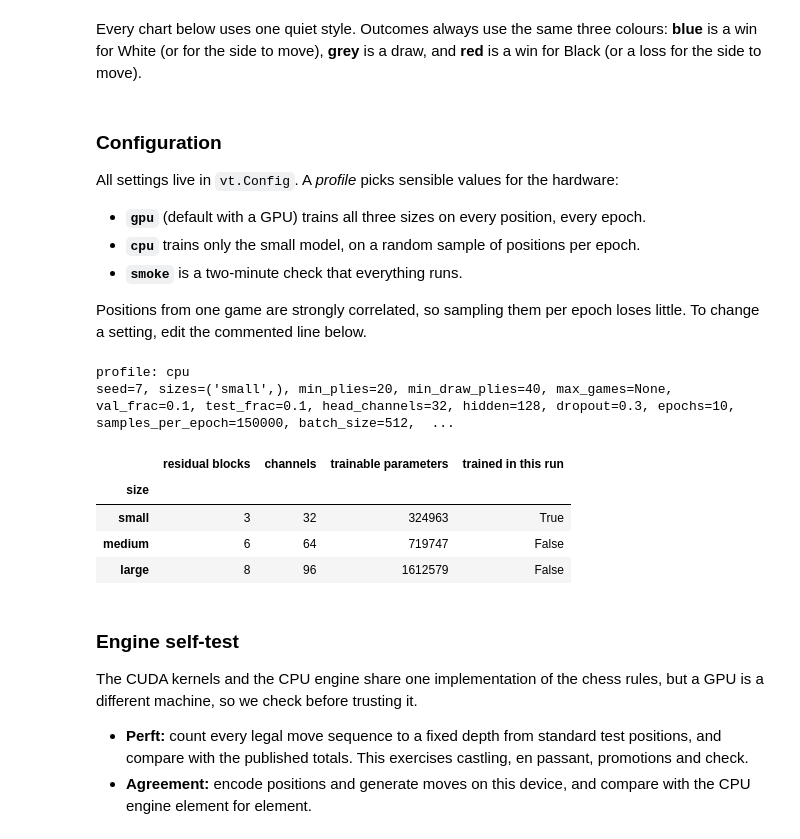
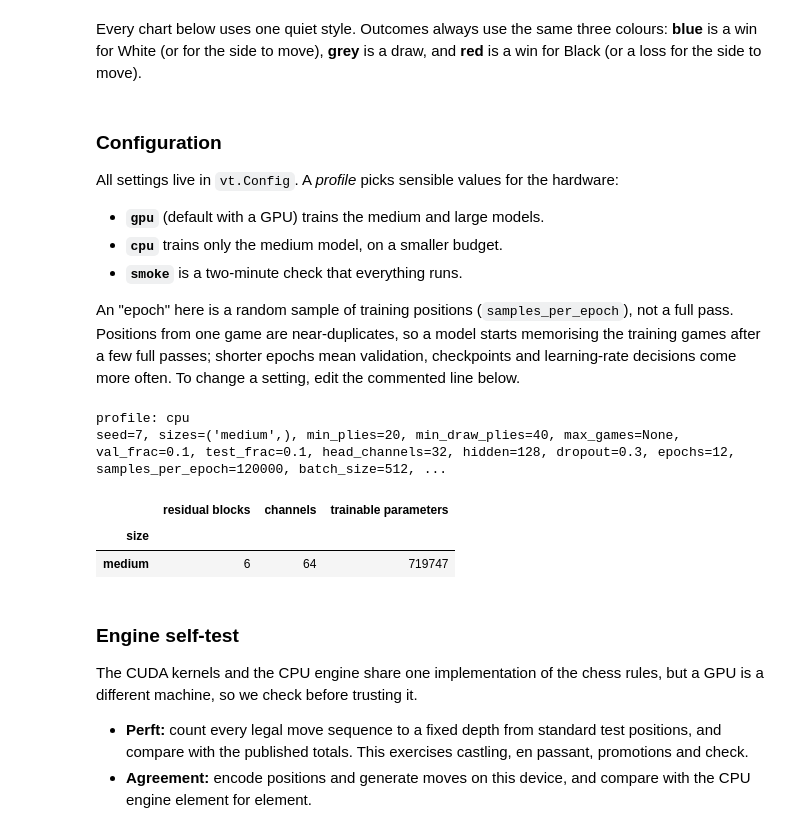
Before and after one commit to ziggityzaggity/Chess, a Jupyter notebook: ai/chess_value_network.ipynb, the cells around one changed output. Cells and saved outputs as stored; diff of their text form; code cells hidden in the pictures.

```diff
--- a/ai/chess_value_network.ipynb
+++ b/ai/chess_value_network.ipynb
@@ -164,33 +163,34 @@ def bar_labels(ax, bars, fmt="{:.0f}", inside=False):
 All settings live in `vt.Config`. A *profile* picks sensible values for the
 hardware:
 
-* **`gpu`** (default with a GPU) trains all three sizes on every position, every epoch.
-* **`cpu`** trains only the small model, on a random sample of positions per epoch.
+* **`gpu`** (default with a GPU) trains the medium and large models.
+* **`cpu`** trains only the medium model, on a smaller budget.
 * **`smoke`** is a two-minute check that everything runs.
 
-Positions from one game are strongly correlated, so sampling them per epoch loses
-little. To change a setting, edit the commented line below.
+An "epoch" here is a random sample of training positions (`samples_per_epoch`),
+not a full pass. Positions from one game are near-duplicates, so a model starts
+memorising the training games after a few full passes; shorter epochs mean
+validation, checkpoints and learning-rate decisions come more often. To change a
+setting, edit the commented line below.
 # %%
 import dataclasses
 
 PROFILE = os.environ.get("CHESS_PROFILE") or ("gpu" if DEVICE.type == "cuda" else "cpu")
 cfg = vt.PROFILES[PROFILE]
-# cfg = dataclasses.replace(cfg, sizes=("small", "medium"), epochs=30)   # for example
+# cfg = dataclasses.replace(cfg, sizes=("large",), samples_per_epoch=200_000)   # for example
 vt.seed_everything(cfg.seed)
 SIZES = [vt.SIZES[name] for name in cfg.sizes]
 
 print(f"profile: {PROFILE}\n" + ", ".join(f"{k}={v}" for k, v in dataclasses.asdict(cfg).items()))
 pd.DataFrame([{"size": s.name, "residual blocks": s.blocks, "channels": s.channels,
                "trainable parameters": vt.trainable_parameters(vt.build_model(s, cfg)),
-               "trained in this run": s.name in cfg.sizes} for s in vt.SIZES.values()]).set_index("size")
+               } for s in SIZES]).set_index("size")
 # %% [output]
 profile: cpu
-seed=7, sizes=('small',), min_plies=20, min_draw_plies=40, max_games=None, val_frac=0.1, test_frac=0.1, head_channels=32, hidden=128, dropout=0.3, epochs=10, samples_per_epoch=150000, batch_size=512,  ...
+seed=7, sizes=('medium',), min_plies=20, min_draw_plies=40, max_games=None, val_frac=0.1, test_frac=0.1, head_channels=32, hidden=128, dropout=0.3, epochs=12, samples_per_epoch=120000, batch_size=512, ...
-|  | residual blocks | channels | trainable parameters | trained in this run |
-| size |  |  |  |  |
-| small | 3 | 32 | 324963 | True |
-| medium | 6 | 64 | 719747 | False |
-| large | 8 | 96 | 1612579 | False |
+|  | residual blocks | channels | trainable parameters |
+| size |  |  |  |
+| medium | 6 | 64 | 719747 |
 # %% [markdown]
 ### Engine self-test
 
```
Also changed, not shown: parts of 25 cells of this notebook.
